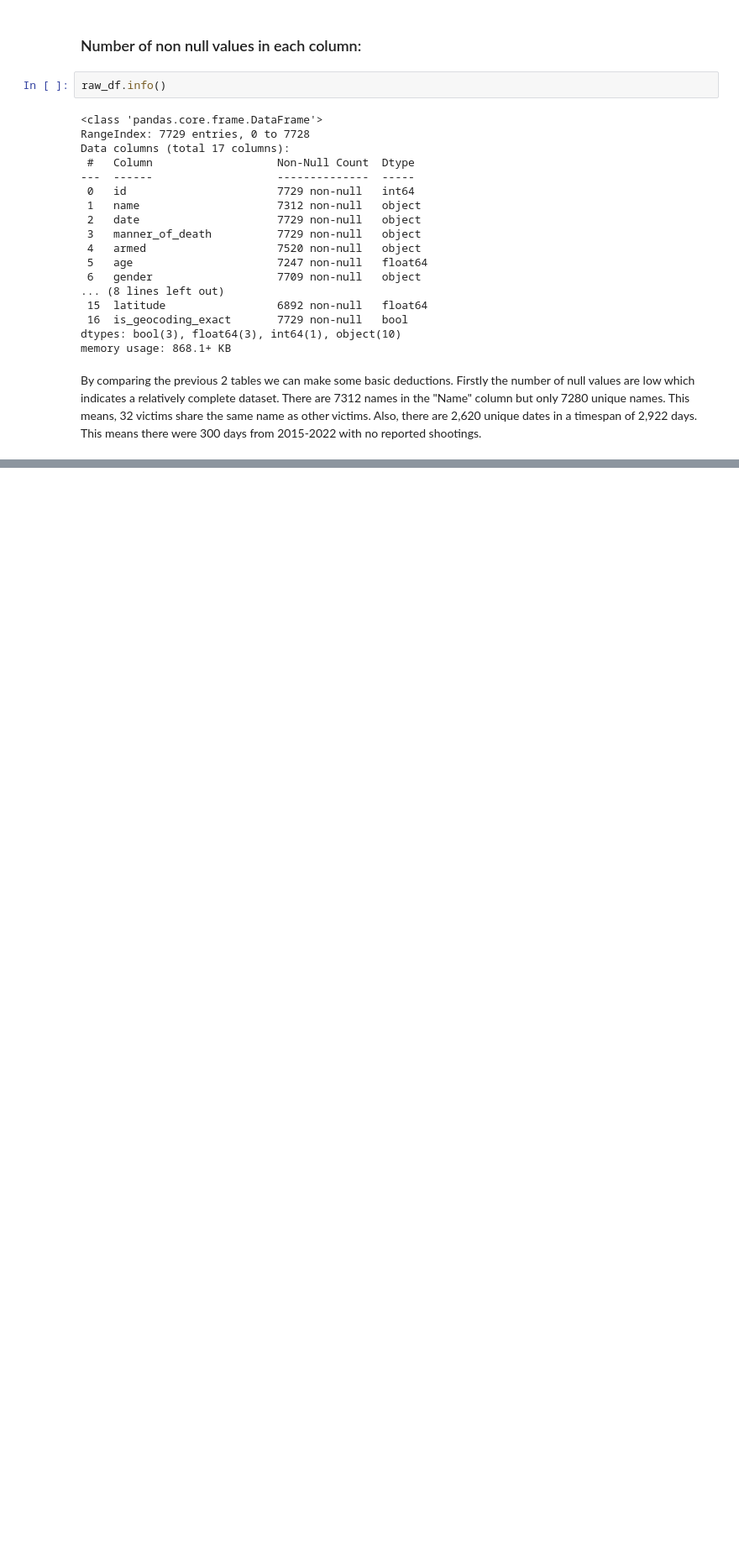
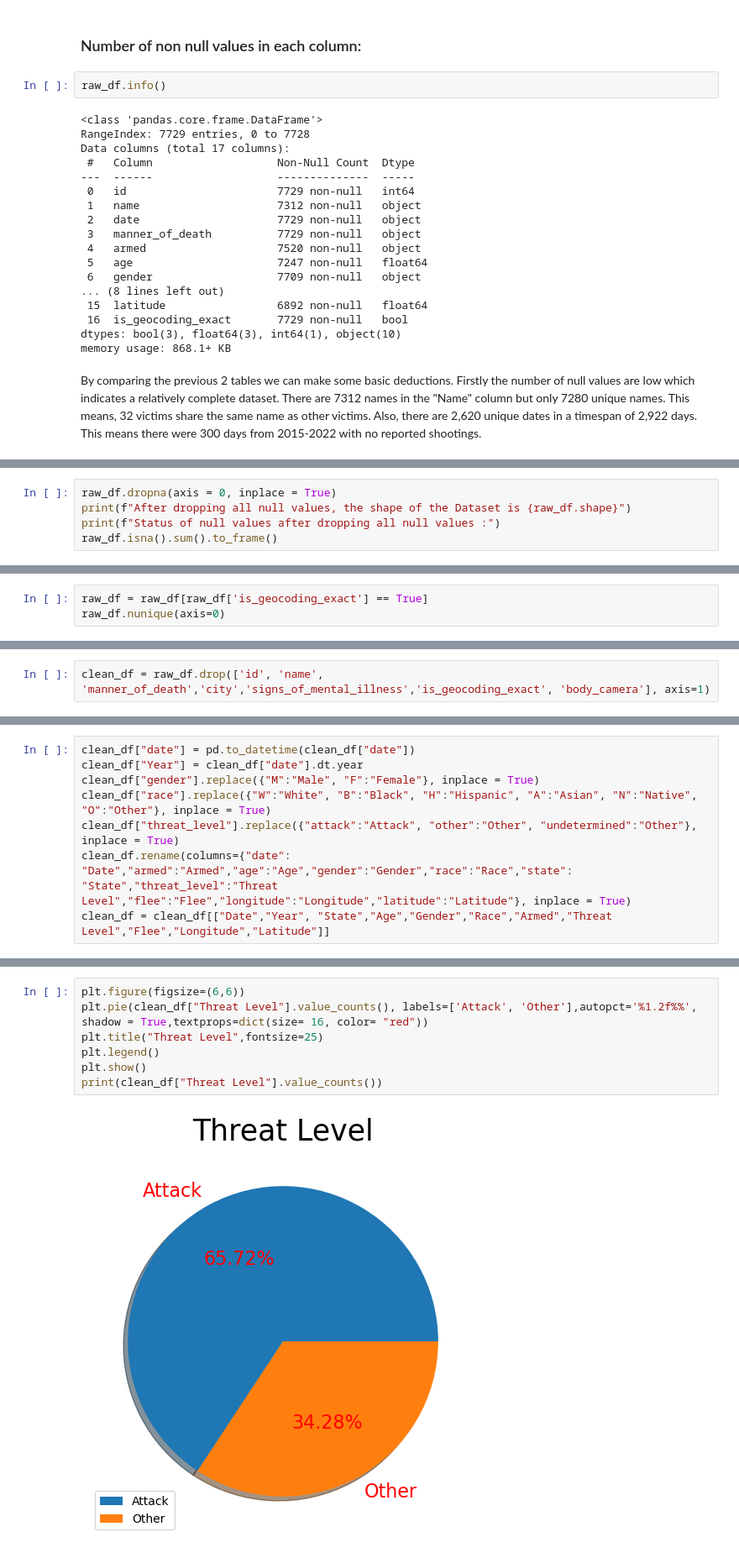
Before and after one commit to ubco-W2022T1-cosc301/project-group48, a Jupyter notebook: notebooks/analysis1.ipynb, the cells around one changed output, grey strips where cells are left out. Shown: that part at 84% size. Cells and saved outputs as stored; diff of their text form; blank space fills up the shorter version.

```diff
--- a/notebooks/analysis1.ipynb
+++ b/notebooks/analysis1.ipynb
@@ -143,0 +101,5 @@ Next I will add some external data to help with my analysis. To do this I will f
+# %%
+raw_df.dropna(axis = 0, inplace = True)
+print(f"After dropping all null values, the shape of the Dataset is {raw_df.shape}")
+print(f"Status of null values after dropping all null values :")
+raw_df.isna().sum().to_frame()
@@ -143,0 +133,3 @@ Next I will add some external data to help with my analysis. To do this I will f
+# %%
+raw_df = raw_df[raw_df['is_geocoding_exact'] == True]
+raw_df.nunique(axis=0)
@@ -143,0 +157,2 @@ Next I will add some external data to help with my analysis. To do this I will f
+# %%
+clean_df = raw_df.drop(['id', 'name', 'manner_of_death','city','signs_of_mental_illness','is_geocoding_exact', 'body_camera'], axis=1)
@@ -143,0 +161,8 @@ Next I will add some external data to help with my analysis. To do this I will f
+# %%
+clean_df["date"] = pd.to_datetime(clean_df["date"])
+clean_df["Year"] = clean_df["date"].dt.year
+clean_df["gender"].replace({"M":"Male", "F":"Female"}, inplace = True)
+clean_df["race"].replace({"W":"White", "B":"Black", "H":"Hispanic", "A":"Asian", "N":"Native", "O":"Other"}, inplace = True)
+clean_df["threat_level"].replace({"attack":"Attack", "other":"Other", "undetermined":"Other"}, inplace = True)
+clean_df.rename(columns={"date": "Date","armed":"Armed","age":"Age","gender":"Gender","race":"Race","state": "State","threat_level":"Threat Level","flee":"Flee","longitude":"Longitude","latitude":"Latitude"}, inplace = True)
+clean_df = clean_df[["Date","Year", "State","Age","Gender","Race","Armed","Threat Level","Flee","Longitude","Latitude"]]
@@ -143,0 +203,9 @@ Next I will add some external data to help with my analysis. To do this I will f
+# %%
+plt.figure(figsize=(6,6))
+plt.pie(clean_df["Threat Level"].value_counts(), labels=['Attack', 'Other'],autopct='%1.2f%%', shadow = True,textprops=dict(size= 16, color= "red"))
+plt.title("Threat Level",fontsize=25)
+plt.legend()
+plt.show()
+print(clean_df["Threat Level"].value_counts())
+# %% [output]
+[figure, added]
```
Also changed, not shown: parts of 45 cells of this notebook, 5 other files.
